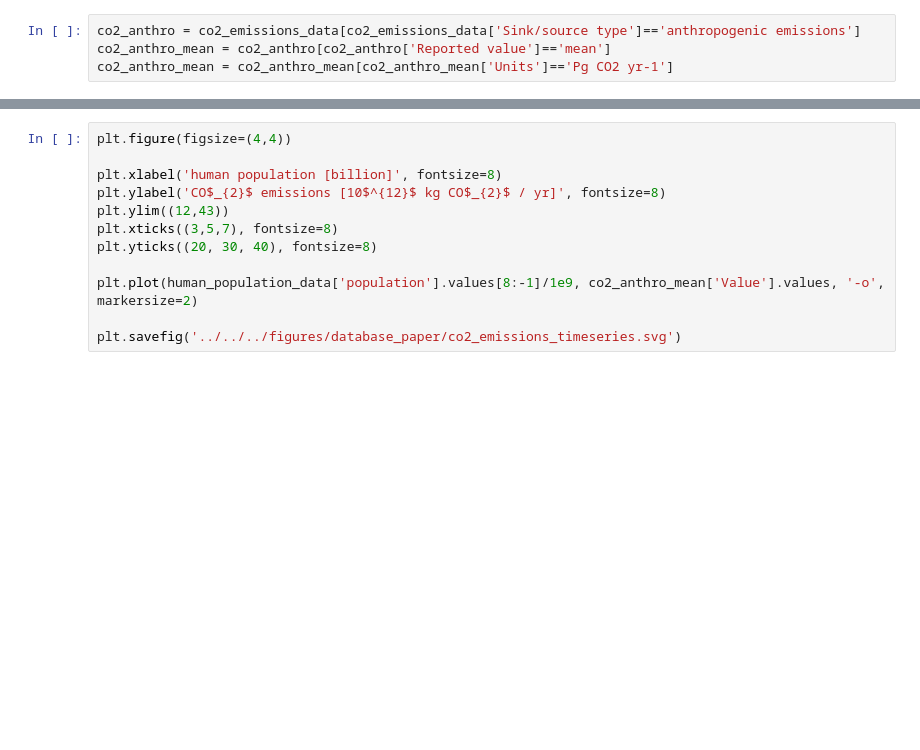
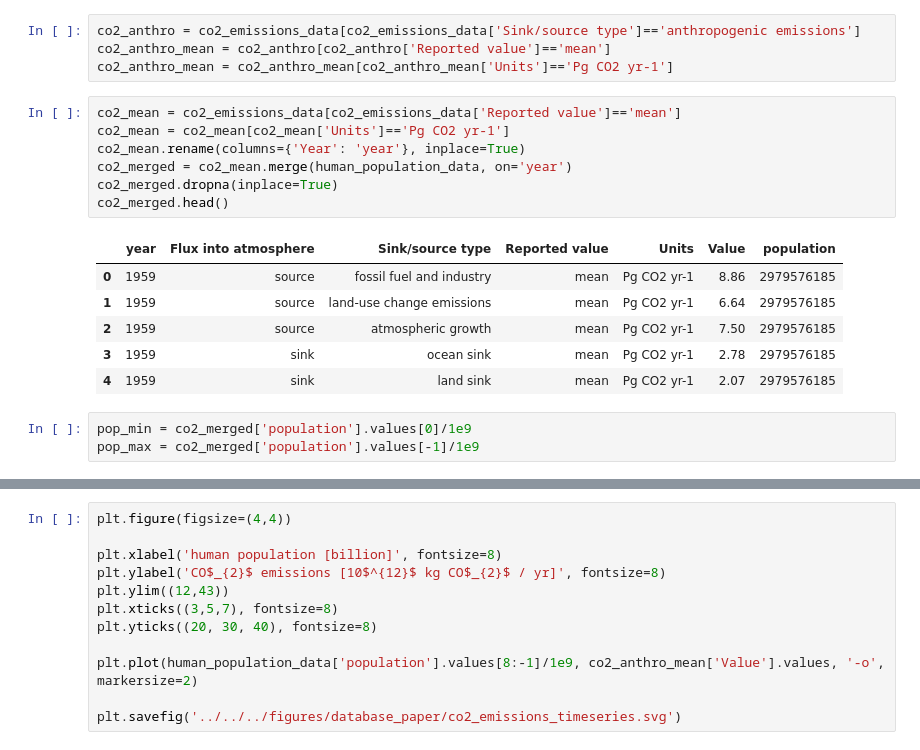
Before and after one commit to RPGroup-PBoC/human_impacts, a Jupyter notebook: code/figures/dynamics/timeseries_db_paper.ipynb, the cells around one changed output, grey strips where cells are left out. Cells and saved outputs as stored; diff of their text form; blank space fills up the shorter version.

```diff
--- a/code/figures/dynamics/timeseries_db_paper.ipynb
+++ b/code/figures/dynamics/timeseries_db_paper.ipynb
@@ -95,3 +95,20 @@ array(['Pg C yr-1', 'Pg CO2 yr-1'], dtype=object)
 co2_anthro = co2_emissions_data[co2_emissions_data['Sink/source type']=='anthropogenic emissions']
 co2_anthro_mean = co2_anthro[co2_anthro['Reported value']=='mean']
 co2_anthro_mean = co2_anthro_mean[co2_anthro_mean['Units']=='Pg CO2 yr-1']
+# %%
+co2_mean = co2_emissions_data[co2_emissions_data['Reported value']=='mean']
+co2_mean = co2_mean[co2_mean['Units']=='Pg CO2 yr-1']
+co2_mean.rename(columns={'Year': 'year'}, inplace=True)
+co2_merged = co2_mean.merge(human_population_data, on='year')
+co2_merged.dropna(inplace=True)
+co2_merged.head()
+# %% [output]
+|  | year | Flux into atmosphere | Sink/source type | Reported value | Units | Value | population |
+| 0 | 1959 | source | fossil fuel and industry | mean | Pg CO2 yr-1 | 8.86 | 2979576185 |
+| 1 | 1959 | source | land-use change emissions | mean | Pg CO2 yr-1 | 6.64 | 2979576185 |
+| 2 | 1959 | source | atmospheric growth | mean | Pg CO2 yr-1 | 7.50 | 2979576185 |
+| 3 | 1959 | sink | ocean sink | mean | Pg CO2 yr-1 | 2.78 | 2979576185 |
+| 4 | 1959 | sink | land sink | mean | Pg CO2 yr-1 | 2.07 | 2979576185 |
+# %%
+pop_min = co2_merged['population'].values[0]/1e9
+pop_max = co2_merged['population'].values[-1]/1e9
```
Also changed, not shown: parts of 8 cells of this notebook, 2 other files.
